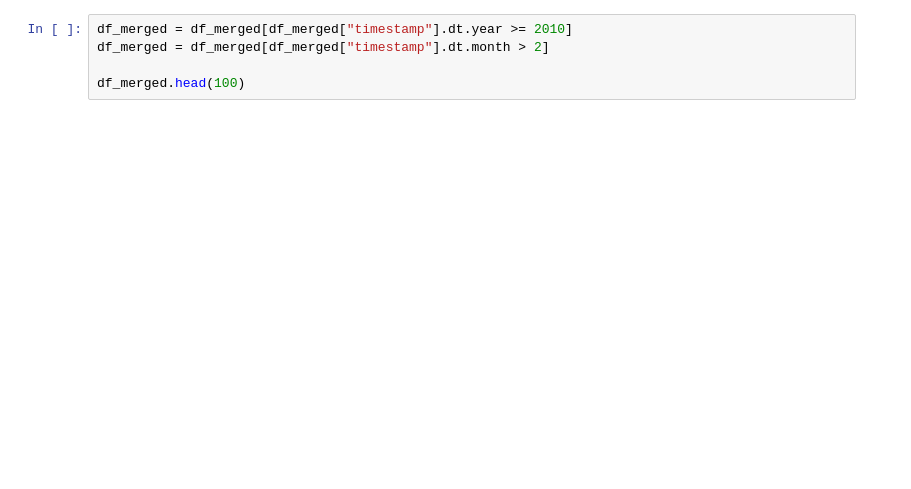
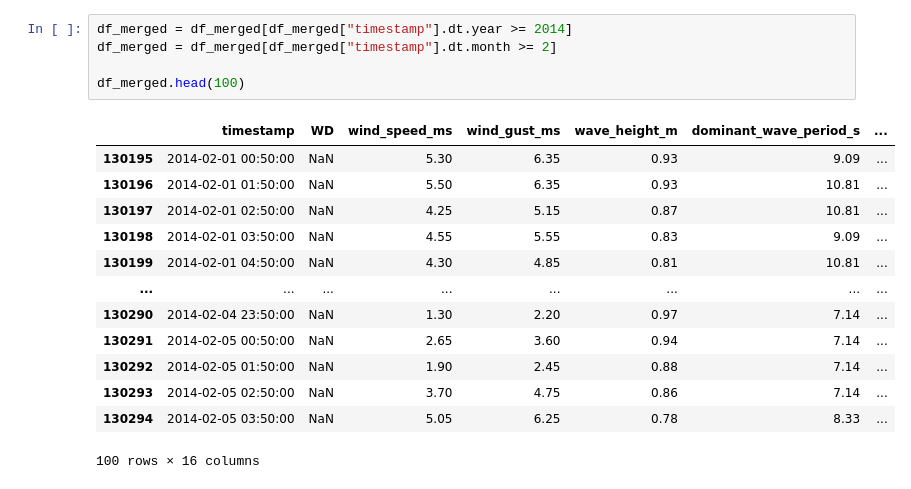
Before and after one commit to RossNeyman/fishing-predictor, a Jupyter notebook: notebooks/eda_ndbc.ipynb, the cells around one changed output. Drawn from its saved outputs; the diff is of its cells as text; blank space fills up the shorter version.

```diff
--- a/notebooks/eda_ndbc.ipynb
+++ b/notebooks/eda_ndbc.ipynb
@@ -45,6 +124,20 @@ df_merged.tail(100)
 # %%
-df_merged = df_merged[df_merged["timestamp"].dt.year >= 2010]
-df_merged = df_merged[df_merged["timestamp"].dt.month > 2]
+df_merged = df_merged[df_merged["timestamp"].dt.year >= 2014]
+df_merged = df_merged[df_merged["timestamp"].dt.month >= 2]
 
 df_merged.head(100)
+# %% [output]
+|  | timestamp | WD | wind_speed_ms | wind_gust_ms | wave_height_m | dominant_wave_period_s | ... |
+| 130195 | 2014-02-01 00:50:00 | NaN | 5.30 | 6.35 | 0.93 | 9.09 | ... |
+| 130196 | 2014-02-01 01:50:00 | NaN | 5.50 | 6.35 | 0.93 | 10.81 | ... |
+| 130197 | 2014-02-01 02:50:00 | NaN | 4.25 | 5.15 | 0.87 | 10.81 | ... |
+| 130198 | 2014-02-01 03:50:00 | NaN | 4.55 | 5.55 | 0.83 | 9.09 | ... |
+| 130199 | 2014-02-01 04:50:00 | NaN | 4.30 | 4.85 | 0.81 | 10.81 | ... |
+| ... | ... | ... | ... | ... | ... | ... | ... |
+| 130290 | 2014-02-04 23:50:00 | NaN | 1.30 | 2.20 | 0.97 | 7.14 | ... |
+| 130291 | 2014-02-05 00:50:00 | NaN | 2.65 | 3.60 | 0.94 | 7.14 | ... |
+| 130292 | 2014-02-05 01:50:00 | NaN | 1.90 | 2.45 | 0.88 | 7.14 | ... |
+| 130293 | 2014-02-05 02:50:00 | NaN | 3.70 | 4.75 | 0.86 | 7.14 | ... |
+| 130294 | 2014-02-05 03:50:00 | NaN | 5.05 | 6.25 | 0.78 | 8.33 | ... |
+100 rows × 16 columns
 # %%
```
Also changed, not shown: parts of 13 cells of this notebook, 3 other files.
